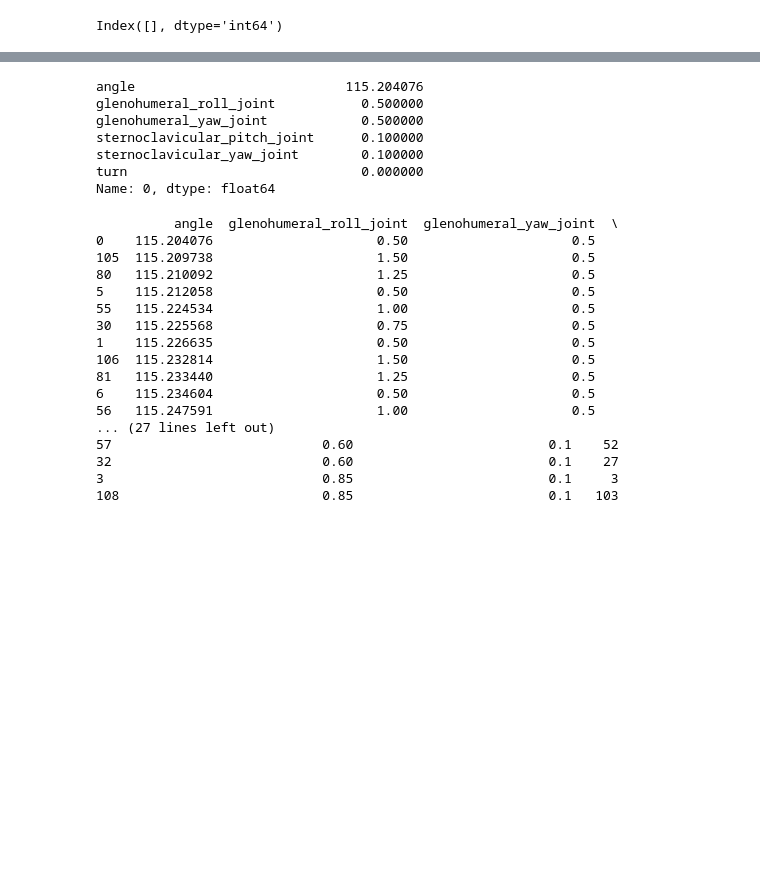
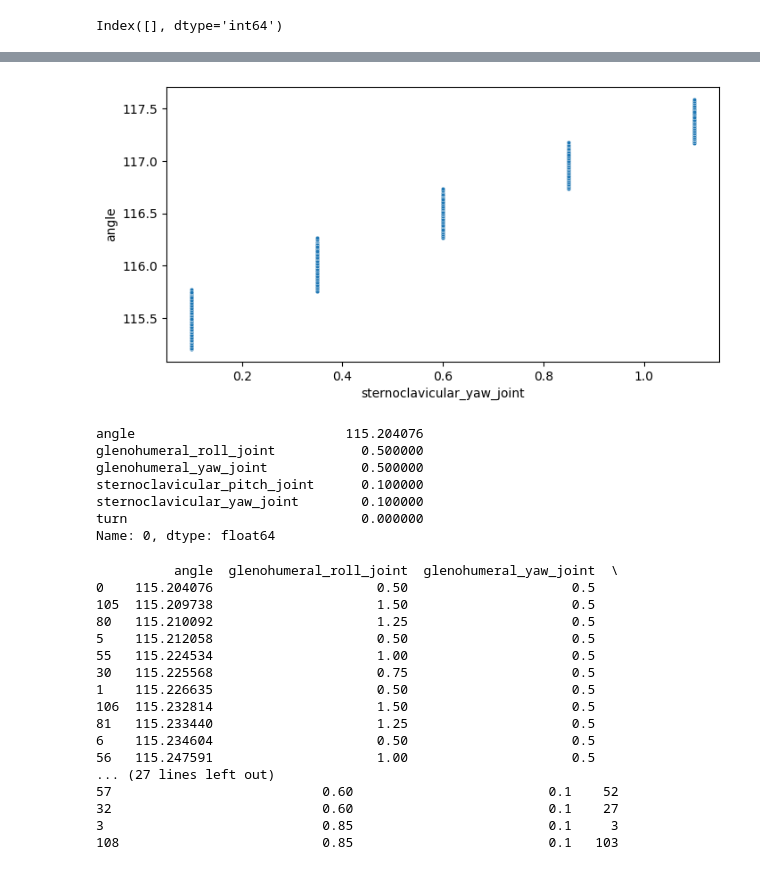
Before and after one commit to bj1110/Masterarbeit, a Jupyter notebook: eval/gridsearch_eval.ipynb, the cells around one changed output, grey strips where cells are left out. Cells and saved outputs as stored; diff of their text form; code cells hidden in the pictures; blank space fills up the shorter version.

```diff
--- a/eval/gridsearch_eval.ipynb
+++ b/eval/gridsearch_eval.ipynb
@@ -205,21 +215,9 @@ plt.show()
 # %%
-# p1= "glenohumeral_roll_joint"
-# p2= "glenohumeral_yaw_joint"
-# p3= "sternoclavicular_pitch_joint"
-# p4= "sternoclavicular_yaw_joint"
-
-# jsonObj = jsonObj.iloc[5:].reset_index(drop=True)
-
-
-# for (p3, p4), sub in jsonObj.groupby([p3, p4]):
-#     pivot = sub.pivot(index=p2, columns=p1, values="angle")
-
-#     plt.figure()
-#     sns.heatmap(pivot, annot=False, cmap="viridis")
-#     plt.title(f"p3={p3}, p4={p4}")
-#     plt.xlabel(p1)
-#     plt.ylabel(p2)
-#     plt.show()
+fig, ax = plt.subplots(1,1,figsize=(8,4))
+sns.scatterplot(data1, x="sternoclavicular_yaw_joint", y="angle", ax=ax, s=10)
+plt.show()
+# %% [output]
+[figure, added]
 # %%
 best = data1.loc[data1["angle"].idxmin()]
 print(best)
```
Also changed, not shown: parts of 1 cell of this notebook.
